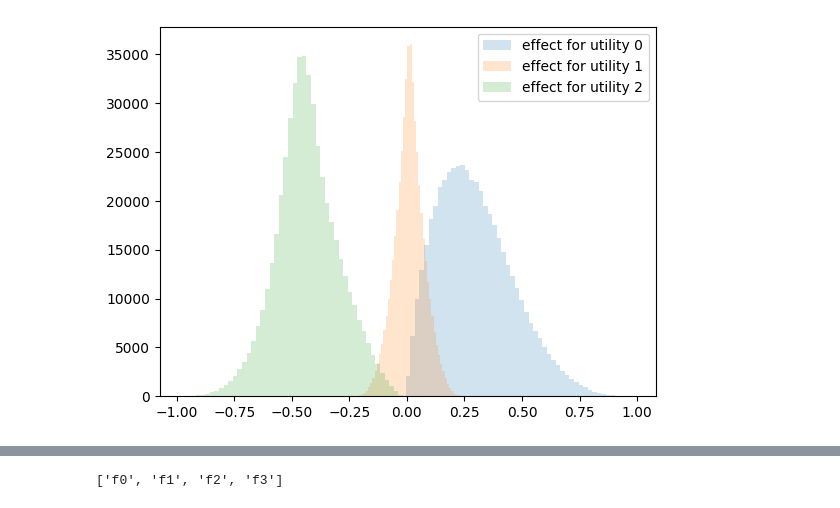
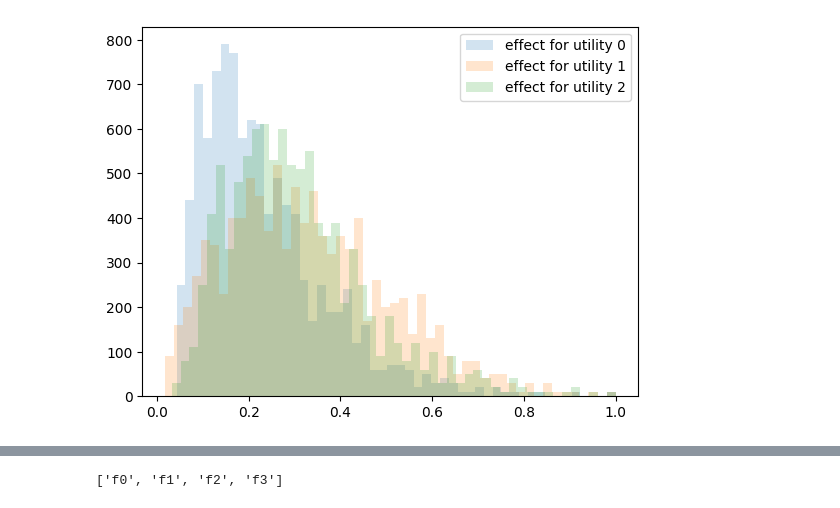
Before and after one commit to big-ucl/functional-effects-model, a Jupyter notebook: src/simple_reproducible_example.ipynb, the cells around one changed output, grey strips where cells are left out. Drawn from its saved outputs; the diff is of its cells as text; code cells hidden in the pictures.

```diff
--- a/src/simple_reproducible_example.ipynb
+++ b/src/simple_reproducible_example.ipynb
@@ -77,25 +77,54 @@ def create_dataset(x_arr: np.ndarray, feature_names: list) -> pd.DataFrame:
     return pd.DataFrame({feature_names[i]: x_arr[:, i] for i in range(x_arr.shape[1])})
 
 
-def generate_x(n, k, props_low=0.5, cut=0.5, deterministic=False, gaussian=False, semi_random=False):
+def generate_x(n, k, props_low=0.5, cut=0.5, deterministic=False, gaussian=False, semi_random=False, n_socio_dem=0, panel_factor=1):
+    n_s = int(n / panel_factor)
+
+    #socio-demographic variables
+    if n_socio_dem > 0:
+        n_low_s = int(props_low * n_s)
+        n_high_s = n_s - n_low_s
+
+        if deterministic:
+            x_low = np.linspace([0]*n_socio_dem, [cut]*n_socio_dem, n_low_s)
+            x_high = np.linspace([cut]*n_socio_dem, [1]*n_socio_dem, n_high_s)
+        elif gaussian:
+            x_low = np.random.normal(loc=0, scale=cut, size=(n_low_s, n_socio_dem))
+            x_high = np.random.normal(loc=cut, scale=1-cut, size=(n_high_s, n_socio_dem))
+            x_low = np.clip(x_low, 0, cut)
+            x_high = np.clip(x_high, cut, 1)
+        elif semi_random:
+            x_low = np.random.choice(np.linspace(0, cut-1, cut), (n_low_s, n_socio_dem))
+            x_high = np.random.choice(np.linspace(cut-1, cut, cut), (n_high_s, n_socio_dem))
+        else:
+            x_low = np.random.uniform(0, 1, (n_low_s, n_socio_dem))
+            x_high = np.random.uniform(0, 1, (n_high_s, n_socio_dem))
+        x_socio_dem = np.concatenate([x_low, x_high], axis=0).repeat(panel_factor, axis=0)
+    else:
+        x_socio_dem = np.empty((n, 0))
+
+    n_alt_spec = k - n_socio_dem
     n_low = int(props_low * n)
     n_high = n - n_low
+
     if deterministic:
-        x_low = np.linspace([0]*n_utility, [cut]*n_utility, n_low)
-        x_high = np.linspace([cut]*n_utility, [1]*n_utility, n_high)
+        x_low = np.linspace([0]*n_alt_spec, [cut]*n_alt_spec, n_low)
+        x_high = np.linspace([cut]*n_alt_spec, [1]*n_alt_spec, n_high)
     elif gaussian:
-        x_low = np.random.normal(loc=0, scale=cut, size=(n_low, k))
-        x_high = np.random.normal(loc=cut, scale=1-cut, size=(n_high, k))
+        x_low = np.random.normal(loc=0, scale=cut, size=(n_low, n_alt_spec))
+        x_high = np.random.normal(loc=cut, scale=1-cut, size=(n_high, n_alt_spec))
         x_low = np.clip(x_low, 0, cut)
         x_high = np.clip(x_high, cut, 1)
     elif semi_random:
-        x_low = np.random.choice(np.linspace(0, cut-1, cut), (n_low, k))
-        x_high = np.random.choice(np.linspace(cut-1, cut, cut), (n_high, k))
+        x_low = np.random.choice(np.linspace(0, cut-1, cut), (n_low, n_alt_spec))
+        x_high = np.random.choice(np.linspace(cut-1, cut, cut), (n_high, n_alt_spec))
     else:
-        x_low = np.random.uniform(0, cut, (n_low, k))
-        x_high = np.random.uniform(cut, 1, (n_high, k))
+        x_low = np.random.uniform(0, cut, (n_low, n_alt_spec))
+        x_high = np.random.uniform(cut, 1, (n_high, n_alt_spec))
 
-    return np.concatenate([x_low, x_high], axis=0)
+    x_alt_spec = np.concatenate([x_low, x_high], axis=0)
+
+    return np.concatenate([x_socio_dem, x_alt_spec], axis=1)
 
 def nullify_features(x_arr: np.ndarray, feature_indices: list) -> np.ndarray:
     """
@@ -111,11 +140,11 @@ def create_simple_functional_effects(x: np.ndarray, n_utility: int, n_socio_dem:
     effects = np.zeros((x.shape[0], n_utility))
     for i in range(n_utility):
         if i == 0:
-            effects[:, i] = np.sum(x[:, :1], axis=1)
+            effects[:, i] = np.sum(x[:, :1], axis=1) + np.random.gumbel(0, 0.1, size=x.shape[0])
         elif i == 1:
-            effects[:, i] = np.sum(x[:, 1:2], axis=1)
+            effects[:, i] = np.sum(x[:, 1:2], axis=1) + np.random.gumbel(0, 0.1, size=x.shape[0])
         elif i == 2:
-            effects[:, i] = np.sum(x[:, 2:3], axis=1)
+            effects[:, i] = np.sum(x[:, 2:3], axis=1) + np.random.gumbel(0, 0.1, size=x.shape[0])
         # else:
         #     effects[:, i] = np.median(x[:, :n_socio_dem], axis=1)
 
@@ -135,15 +164,15 @@ def create_functional_effects(x: np.ndarray, n_utility: int, n_socio_dem: int) -
     effects = np.zeros((x.shape[0], n_utility))
     for i in range(n_utility):
         if i == 0:
-            effects[:, i] = np.max(x[:, :n_socio_dem], axis=1)
+            effects[:, i] = np.prod(np.exp(x[:, :n_socio_dem]), axis=1)
         elif i == 1:
-            effects[:, i] = np.sum(x[:, :n_socio_dem], axis=1)
+            effects[:, i] = np.sum(x[:, :n_socio_dem], axis=1) ** 2
         elif i == 2:
-            effects[:, i] = np.prod(x[:, :n_socio_dem], axis=1)
-        else:
-            effects[:, i] = np.median(x[:, :n_socio_dem], axis=1)
+            # effects[:, i] = np.prod(x[:, :n_socio_dem], axis=1)
+            effects[:, i] = - np.log(np.prod(x[:, :n_socio_dem], axis=1))
 
-        effects[:, i] = effects[:,i] / effects[:, i].max()
+        if i < n_utility - 1:
+            effects[:, i] = effects[:, i] / effects[:, i].max()
         # effects[:, i] = ((effects[:, i] - effects[:, i].mean())/effects[:, i].std())
 
         # effects[:, i] += np.random.normal(loc=0, scale=0.1, size=effects[:, i].shape)
@@ -200,6 +229,7 @@ def add_alt_spec_features(dataset_transformed: pd.DataFrame, x_alt: np.ndarray,
 
 def add_choice(row, u_idx, regression=False):
     u = np.array([np.sum(row[u_idx[i][0] : u_idx[i][1]]) for i in range(len(u_idx))])
+    u = u + np.random.gumbel(0, 0.5, size=u.shape[0])
     # p = u-u.min()
     # p = p/(p.sum())
     p = softmax(u)
@@ -215,13 +245,13 @@ f_per_utility = 5
 n_alt_spec = 1
 n_socio_dem = 4
 tot_features = n_socio_dem + n_utility * n_alt_spec
-x_arr = generate_x(500000, tot_features, 1, 1, gaussian=False, semi_random=False)
-x_arr_test = generate_x(10000, tot_features, 1, 1, gaussian=False, semi_random=False)
+x_arr = generate_x(10000, tot_features, 1, 1, gaussian=False, semi_random=False, n_socio_dem=n_socio_dem, panel_factor = 10)
+x_arr_test = generate_x(2000, tot_features, 1, 1, gaussian=False, semi_random=False, n_socio_dem=n_socio_dem, panel_factor = 10)
 # x_arr = nullify_features(x_arr, [i + n_socio_dem for i in range(n_utility)])
 # x_arr_test = nullify_features(x_arr_test, [i + n_socio_dem for i in range(n_utility)])
 
-# coeff = [-1, -1, -1, -1]
-coeff = [0, 0, 0, 0]
+coeff = [-1, -1, -1, -1]
+# coeff = [0, 0, 0, 0]
 
 feature_names = [f"f{i}" for i in range(tot_features)]
 
@@ -257 +287 @@ dataset.describe()
-[figure, old version]
+[figure, new version]
```
Also changed, not shown: parts of 25 cells of this notebook, 34 other files.
